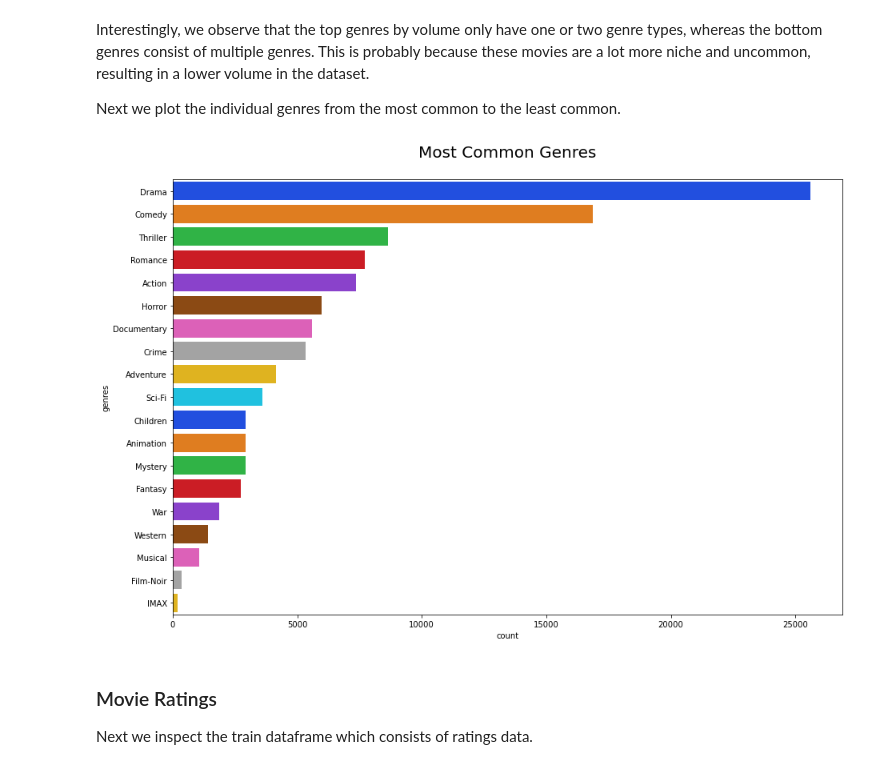
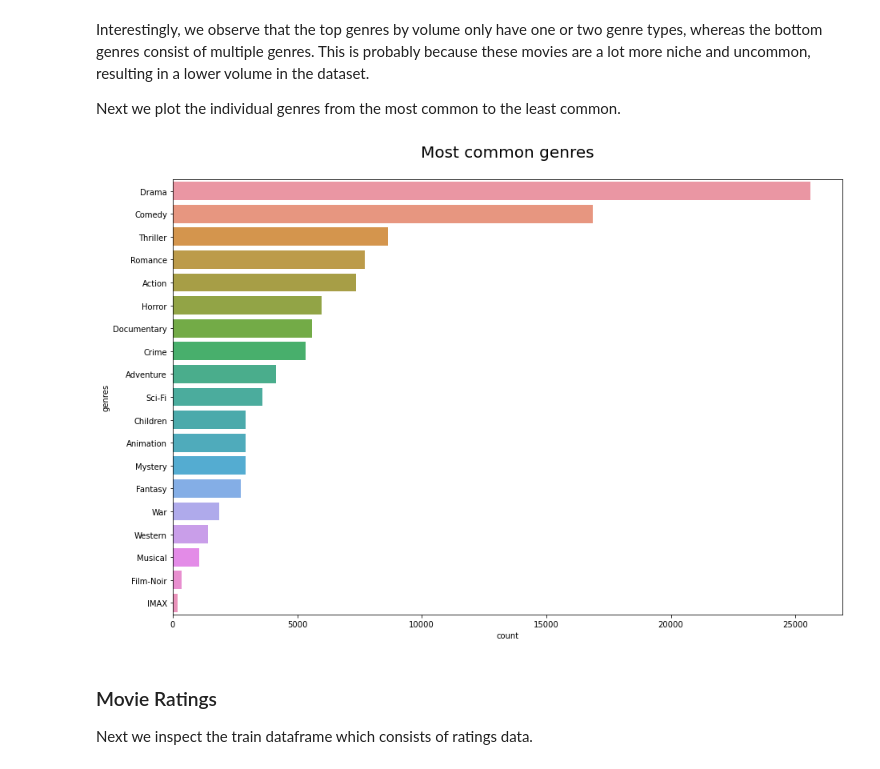
Before and after one commit to mainamwangi49/EXPLORE-TEAM-ZF1-unsupervised-predict, a Jupyter notebook: starter_notebook.ipynb, the cells around one changed output. Cells and saved outputs as stored; diff of their text form; code cells hidden in the pictures.

```diff
--- a/starter_notebook.ipynb
+++ b/starter_notebook.ipynb
@@ -384,25 +389,25 @@ Next we plot the individual genres from the most common to the least common.
 # %%
 # Create dataframe containing only the movieId and genres
 
 movies_genres = pd.DataFrame(df_movies[['movieId', 'genres']],
                              columns=['movieId', 'genres'])
 
 # Split genres seperated by "|" and create a list containing the genres allocated to each movie
 movies_genres.genres = movies_genres.genres.apply(lambda x: x.split('|'))
 
 # Create expanded dataframe where each movie-genre combination is in a seperate row
 movies_genres = pd.DataFrame([(tup.movieId, d) for tup in movies_genres.itertuples() for d in tup.genres],
                              columns=['movieId', 'genres'])
 movies_genres = movies_genres[movies_genres.genres != '(no genres listed)']
+
 # Plot the genres from most common to least common
 plot = plt.figure(figsize=(15, 10))
-plt.title('Most Common Genres\n', fontsize=20)
+plt.title('Most common genres\n', fontsize=20)
 sns.countplot(y="genres", data=movies_genres,
-              order=movies_genres['genres'].value_counts(ascending=False).index,
-              palette='bright')
+              order=movies_genres['genres'].value_counts(ascending=False).index)
 plt.show()
 # %% [output]
-[figure, old version]
+[figure, new version]
 # %% [markdown]
 ### Movie Ratings
 
```
Also changed, not shown: parts of 51 cells of this notebook.
